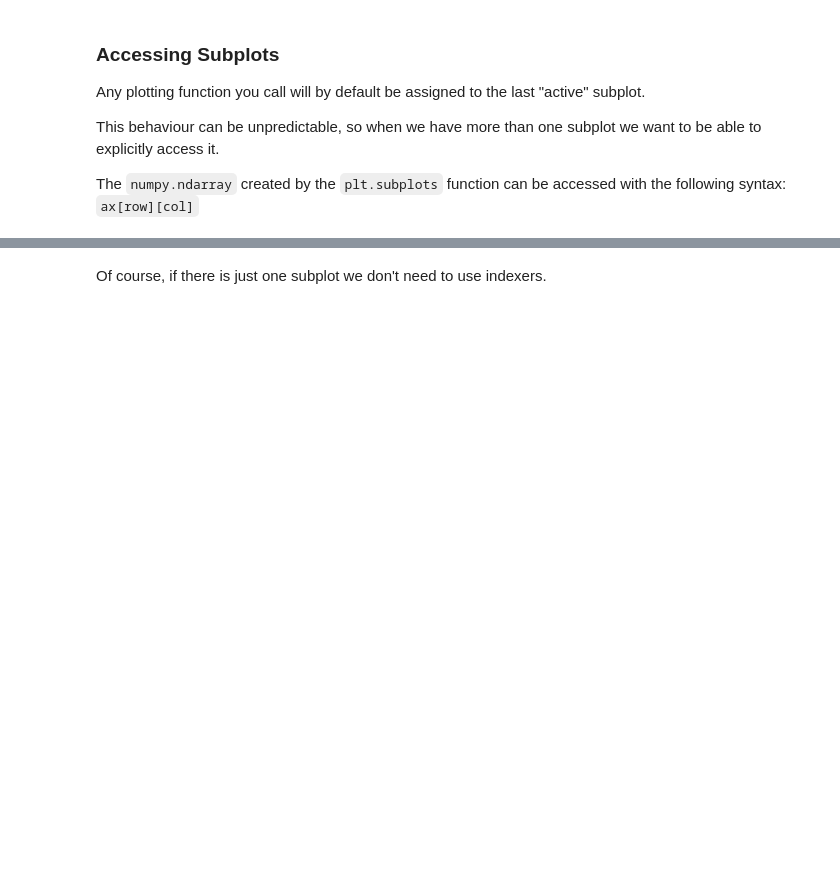
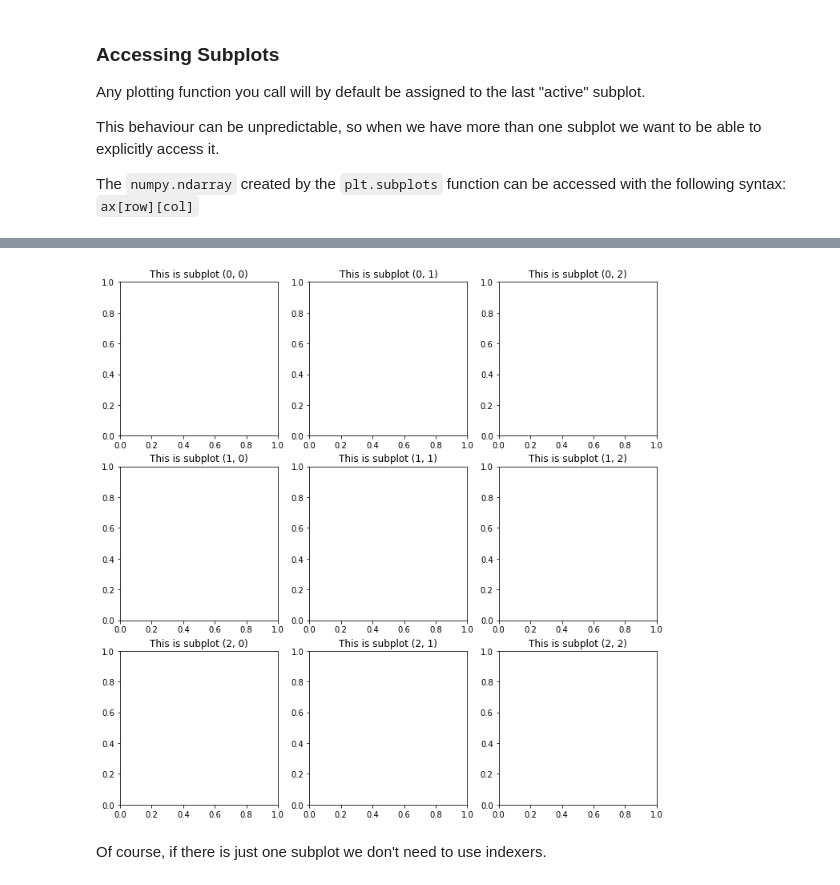
Before and after one commit to muhark/dpir-intro-python, a Jupyter notebook: Week4/examples.ipynb, the cells around one changed output, grey strips where cells are left out. Saved outputs shown, nothing was run; the diff lists cells and outputs as text; code cells hidden in the pictures; blank space fills up the shorter version.

```diff
--- a/Week4/examples.ipynb
+++ b/Week4/examples.ipynb
@@ -67,8 +78,11 @@ ax[2][1].set_title("This is subplot (2, 1)", color="r")
 # %%
 f, ax = plt.subplots(3, 3, figsize=(12, 12))
 for row in range(3):
     for col in range(3):
         ax[row][col].set_title(f"This is subplot ({row}, {col})")
+None
+# %% [output]
+[figure, added]
 # %% [markdown]
 Of course, if there is just one subplot we don't need to use indexers.
 # %%
```
Also changed, not shown: parts of 22 cells of this notebook, 10 other files.
